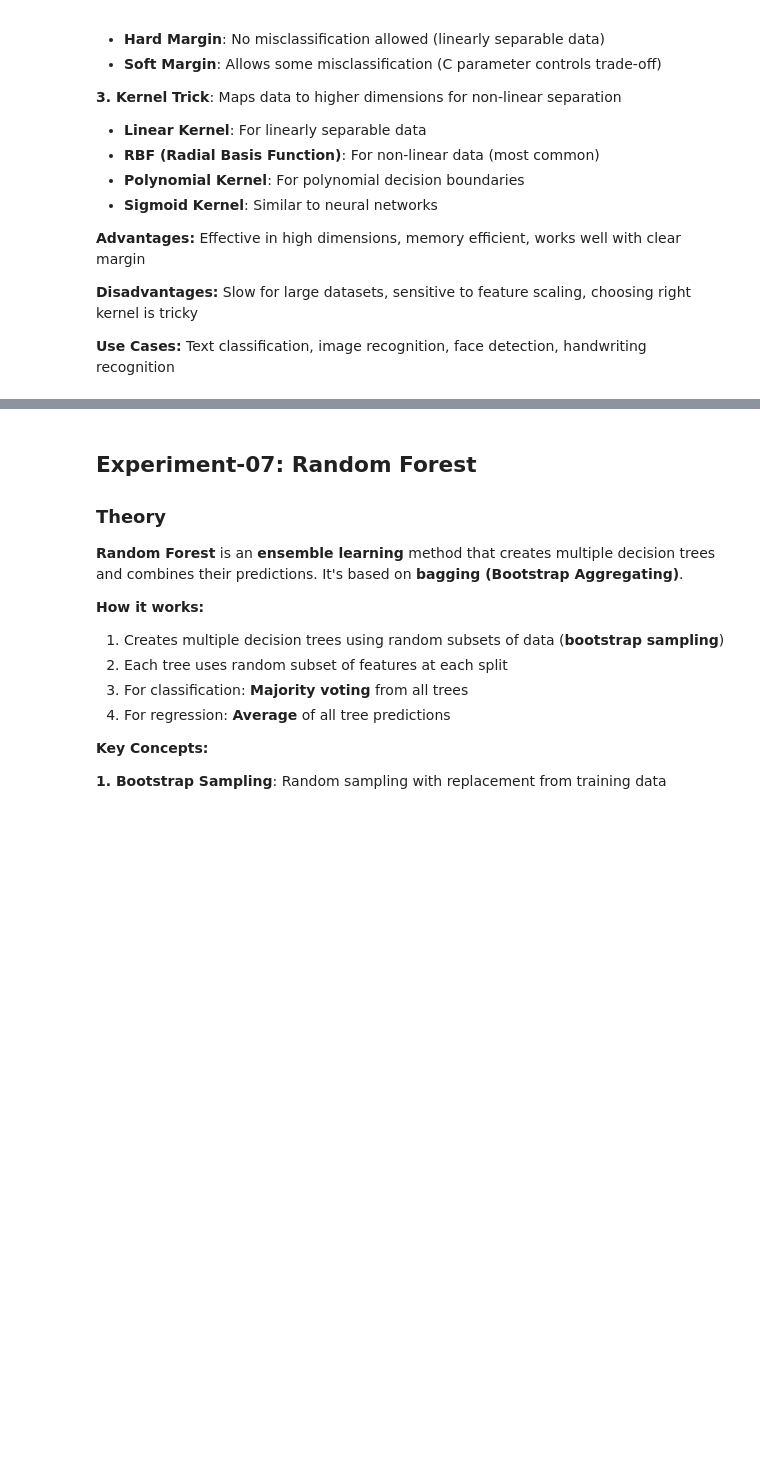
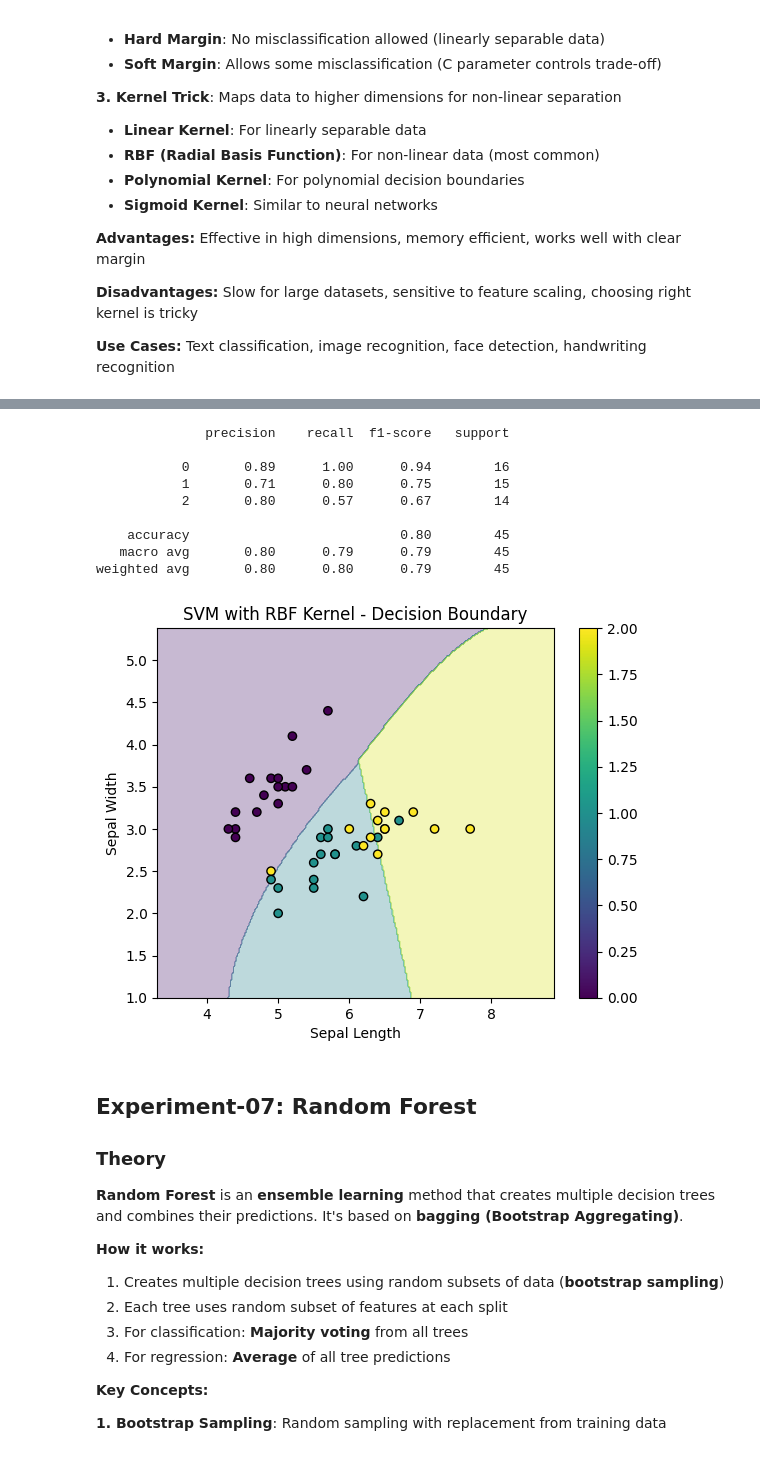
Before and after one commit to Radical-Ghost/BE, a Jupyter notebook: Sem 7/ML/all_in_one.ipynb, the cells around one changed output, grey strips where cells are left out. Saved outputs shown, nothing was run; the diff lists cells and outputs as text; code cells hidden in the pictures; blank space fills up the shorter version.

```diff
--- a/Sem 7/ML/all_in_one.ipynb
+++ b/Sem 7/ML/all_in_one.ipynb
@@ -362,3 +364,48 @@ weighted avg       0.96      0.96      0.96        45
+# %%
+import matplotlib.pyplot as plt
+import numpy as np
+
+from sklearn.datasets import load_iris
+from sklearn.model_selection import train_test_split
+from sklearn.svm import SVC
+from sklearn.metrics import classification_report
+
+X, y= load_iris(return_X_y= True)
+X= X[:, [0, 1]]
+X_train, X_test, y_train, y_test= train_test_split(X, y, test_size= 0.3)
+
+model= SVC(kernel='rbf', gamma='scale', C=1.0)
+model.fit(X_train, y_train)
+pred= model.predict(X_test)
+
+print(classification_report(y_test, pred))
+
+h = 0.02
+x_min, x_max = X[:, 0].min() - 1, X[:, 0].max() + 1
+y_min, y_max = X[:, 1].min() - 1, X[:, 1].max() + 1
+xx, yy = np.meshgrid(np.arange(x_min, x_max, h), np.arange(y_min, y_max, h))
+
+Z = model.predict(np.c_[xx.ravel(), yy.ravel()])
+Z = Z.reshape(xx.shape)
+
+plt.contourf(xx, yy, Z, alpha=0.3, cmap='viridis')
+plt.scatter(X_test[:, 0], X_test[:, 1], c=y_test, edgecolors='k', cmap='viridis')
+plt.xlabel('Sepal Length')
+plt.ylabel('Sepal Width')
+plt.title('SVM with RBF Kernel - Decision Boundary')
+plt.colorbar()
+plt.show()
+# %% [output]
+              precision    recall  f1-score   support
+
+           0       0.89      1.00      0.94        16
+           1       0.71      0.80      0.75        15
+           2       0.80      0.57      0.67        14
+
+    accuracy                           0.80        45
+   macro avg       0.80      0.79      0.79        45
+weighted avg       0.80      0.80      0.79        45
+[figure, added]
 # %% [markdown]
 ## Experiment-07: Random Forest
 
```
Also changed, not shown: parts of 9 cells of this notebook.
